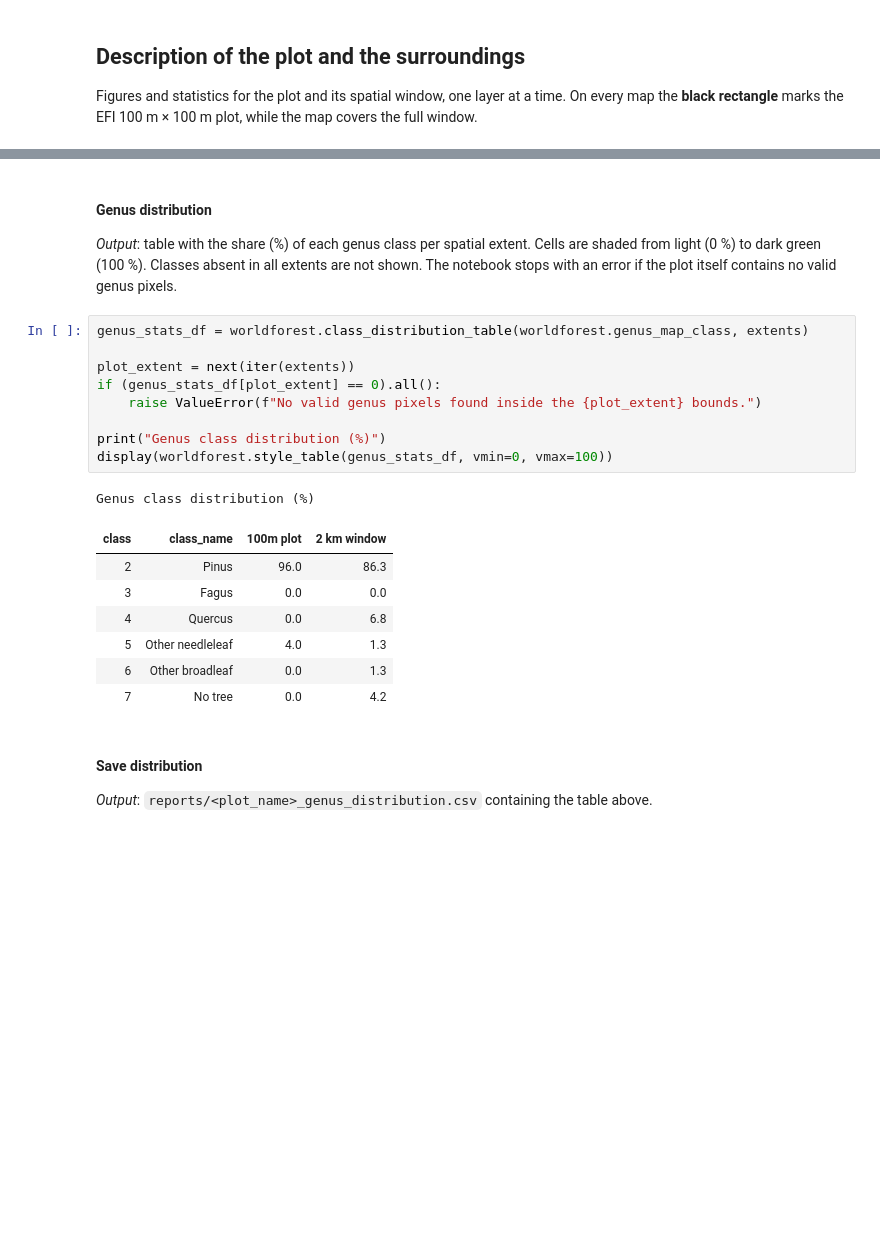
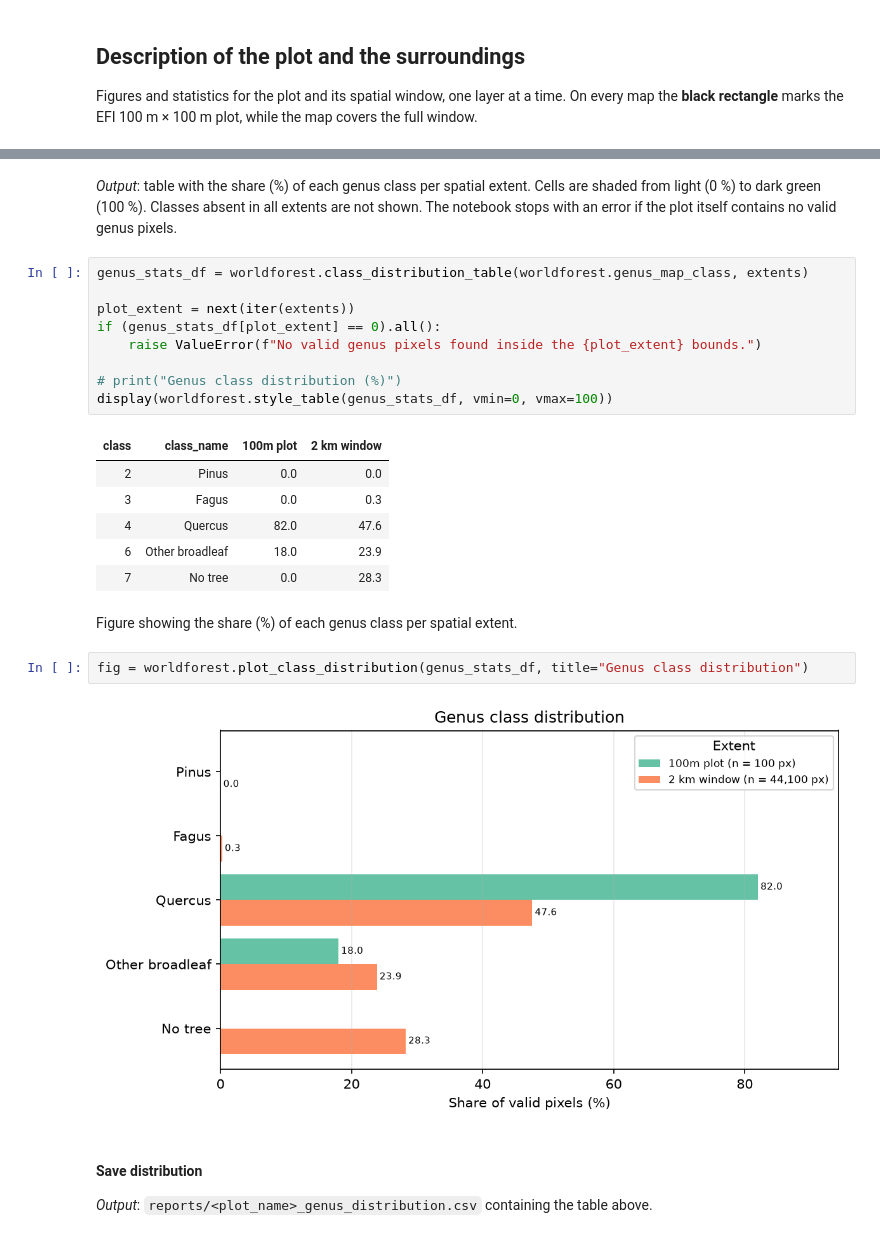
Before and after one commit to VITO-RS-Vegetation/worldforest_efi, a Jupyter notebook: WF_tool_prototype.ipynb, the cells around one changed output, grey strips where cells are left out. Cells and saved outputs as stored; diff of their text form; blank space fills up the shorter version.

```diff
--- a/WF_tool_prototype.ipynb
+++ b/WF_tool_prototype.ipynb
@@ -109,6 +83,4 @@ fig = worldforest.genus_map_class.plot(genus_data, overlay_extent=plot_spatial.l
 # %% [markdown]
-#### Genus distribution
-
 *Output*: table with the share (%) of each genus class per spatial extent. Cells are shaded from
 light (0 %) to dark green (100 %). Classes absent in all extents are not shown. The notebook stops
 with an error if the plot itself contains no valid genus pixels.
@@ -119,17 +91,21 @@ plot_extent = next(iter(extents))
 if (genus_stats_df[plot_extent] == 0).all():
     raise ValueError(f"No valid genus pixels found inside the {plot_extent} bounds.")
 
-print("Genus class distribution (%)")
+# print("Genus class distribution (%)")
 display(worldforest.style_table(genus_stats_df, vmin=0, vmax=100))
 # %% [output]
-Genus class distribution (%)
 | class | class_name | 100m plot | 2 km window |
-| 2 | Pinus | 96.0 | 86.3 |
-| 3 | Fagus | 0.0 | 0.0 |
-| 4 | Quercus | 0.0 | 6.8 |
-| 5 | Other needleleaf | 4.0 | 1.3 |
-| 6 | Other broadleaf | 0.0 | 1.3 |
-| 7 | No tree | 0.0 | 4.2 |
+| 2 | Pinus | 0.0 | 0.0 |
+| 3 | Fagus | 0.0 | 0.3 |
+| 4 | Quercus | 82.0 | 47.6 |
+| 6 | Other broadleaf | 18.0 | 23.9 |
+| 7 | No tree | 0.0 | 28.3 |
+# %% [markdown]
+Figure showing  the share (%) of each genus class per spatial extent.
+# %%
+fig = worldforest.plot_class_distribution(genus_stats_df, title="Genus class distribution")
+# %% [output]
+[figure, added]
 # %% [markdown]
 #### Save distribution
 
```
Also changed, not shown: parts of 42 cells of this notebook, 9 other files.
